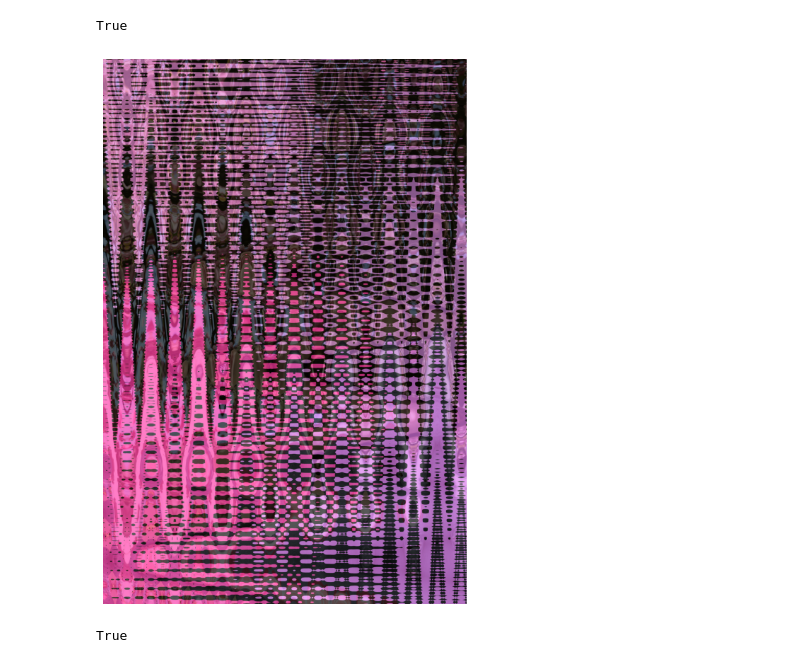
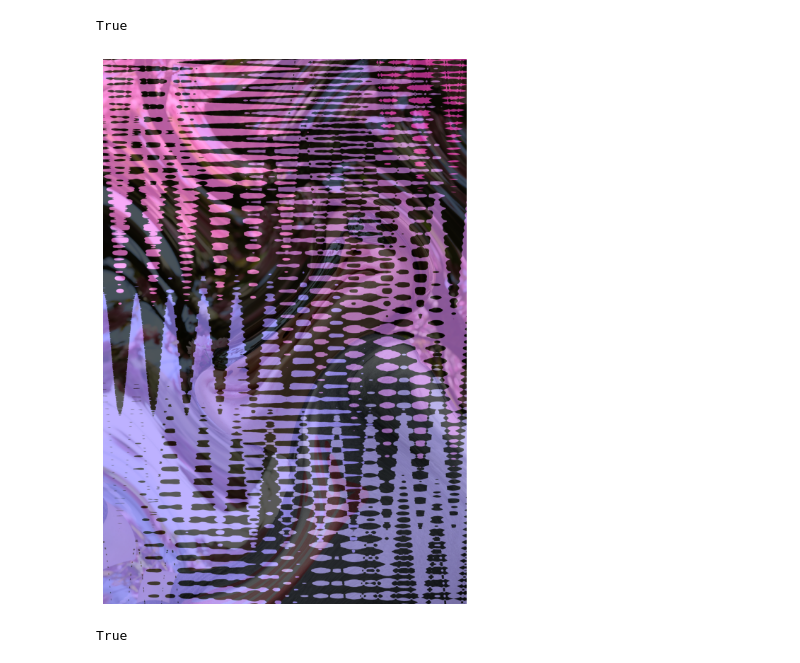
Before and after one commit to lucasrqt/alg-art-poster, a Jupyter notebook: notebook.ipynb, the cells around one changed output. Cells and saved outputs as stored; diff of their text form; code cells hidden in the pictures.

Commit message:
updated notebook + new image

```diff
--- a/notebook.ipynb
+++ b/notebook.ipynb
@@ -123,7 +123,7 @@ num_regions = random.randint(2500, 6000)  # Approximate number of regions
 perlin_noise = np.zeros((rows, cols))
 for i in range(rows):
     for j in range(cols):
-        perlin_noise[i][j] = pnoise2(i / scale, j / scale, octaves=2, persistence=0.25, lacunarity=1.5, repeatx=cols, repeaty=rows, base=seed)
+        perlin_noise[i][j] = pnoise2(i / scale, j / scale, octaves=6, persistence=0.25, lacunarity=2.0, repeatx=cols, repeaty=rows, base=seed)
 
 # Normalize the noise to the range [0, 255]
 perlin_noise = ((perlin_noise - perlin_noise.min()) * (255 / (perlin_noise.max() - perlin_noise.min()))).astype(np.uint8)
@@ -132,12 +132,12 @@ perlin_noise = ((perlin_noise - perlin_noise.min()) * (255 / (perlin_noise.max()
 _, regions = cv2.threshold(perlin_noise, 128, 255, cv2.THRESH_BINARY)
 
 # Further separate into more regions by applying erosion and dilation
-regions = morphology.label(morphology.dilation(morphology.erosion(regions, morphology.disk(random.randint(5, 100))), morphology.disk(random.randint(56, 80))))
+regions = morphology.label(morphology.dilation(morphology.erosion(regions, morphology.disk(random.randint(5, 22))), morphology.disk(random.randint(35, 56))))
 
 # Generate random colors for each unique region
 unique_regions = np.unique(regions)
 region_colors = {
-    region_id: [random.randint(150, 255), random.randint(0, 128), random.randint(150, 255)]
+    region_id: [random.randint(128, 255), random.randint(0, 178), random.randint(128, 255)]
     for region_id in unique_regions if region_id != 0
 }
 
@@ -151,36 +151,36 @@ for y in range(rows):
 
 # Apply sinusoidal distortion to the overlay for an extra psychedelic effect
 frequency = random.randint(2000, 4000)  # Frequency of the waves
 amplitude = random.randint(400, 1150)  # Amplitude of the waves
 
 # Apply sinusoidal distortion to the overlay for an extra psychedelic effect
-frequency_img = random.randint(2, 10)  # Frequency of the waves
-amplitude_img = random.randint(400, 1150)  # Amplitude of the waves
+frequency_img = random.randint(1200, 2000)  # Frequency of the waves
+amplitude_img = random.randint(400, 1000)  # Amplitude of the waves
 
 # Create mesh grid for distortion
 x, y = np.meshgrid(np.arange(cols), np.arange(rows))
 x_distorted = (x + amplitude * np.sin(42 * np.pi * y / frequency)).astype(np.float32)
 y_distorted = (y + amplitude * np.cos(16 * np.pi * x / frequency)).astype(np.float32)
 
 x_img, y_img = np.meshgrid(np.arange(cols), np.arange(rows))
-x_distorted_img = (x + amplitude * np.sin(4 * np.pi * y / frequency)).astype(np.float32)
-y_distorted_img = (y + amplitude * np.cos(8 * np.pi * x / frequency)).astype(np.float32)
+x_distorted_img = (x + amplitude * np.sin(2 * np.pi * y / frequency)).astype(np.float32)
+y_distorted_img = (y + amplitude * np.cos(2 * np.pi * x / frequency)).astype(np.float32)
 
 # Remap the overlay to apply the distortion
 distorted_overlay = cv2.remap(overlay, x_distorted, y_distorted, interpolation=cv2.INTER_LINEAR, borderMode=cv2.BORDER_REFLECT)
 distorted_image = cv2.remap(image, x_distorted_img, y_distorted_img, interpolation=cv2.INTER_LINEAR, borderMode=cv2.BORDER_REFLECT)
 
 alpha = 0.35
 beta = 0.7
 # Blend with original image
 # final_image = cv2.addWeighted(image, alpha, distorted_overlay, beta, 0)
 final_image = cv2.addWeighted(distorted_image, alpha, distorted_overlay, beta, 0)
 
 # Display the final image
 plt.figure(figsize=(10, 10))
 plt.imshow(final_image)
 plt.axis('off')
 plt.show()
 # %% [output]
-[figure, old version]
+[figure, new version]
 # %%
```
Also changed, not shown: parts of 1 cell of this notebook, 1 other file.
